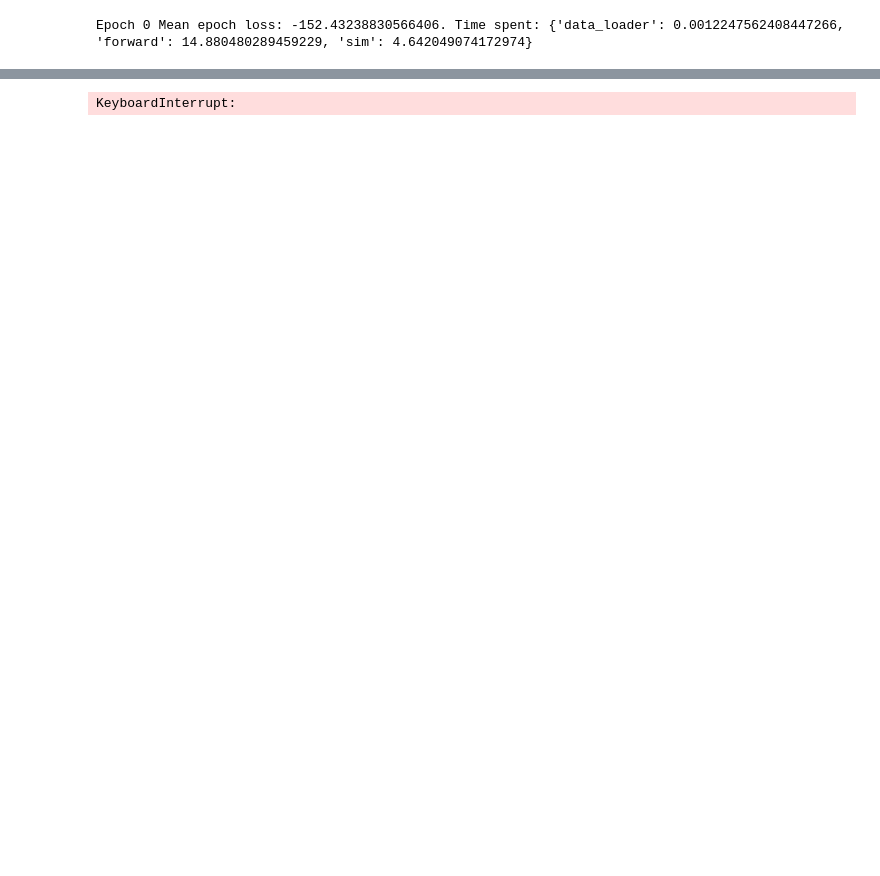
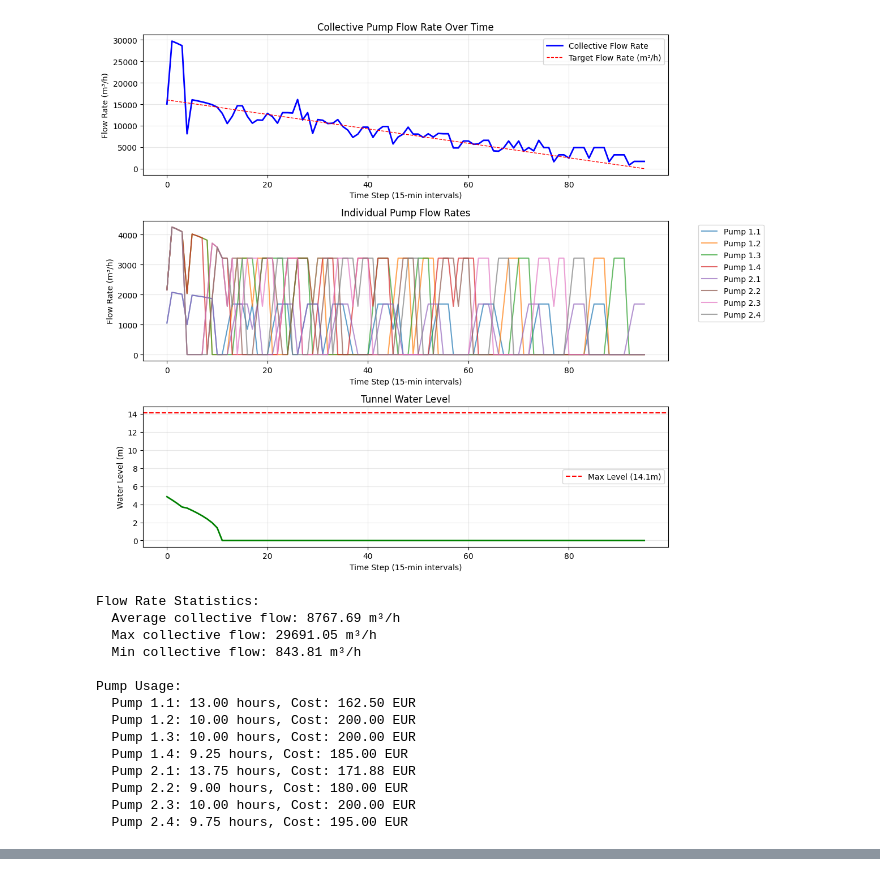
Before and after one commit to Haaparanta/Junction-2025-Valmet-HSY-Flow-Optimization, a Jupyter notebook: backend/train.ipynb, the cells around one changed output, grey strips where cells are left out. Saved outputs shown, nothing was run; the diff lists cells and outputs as text; code cells hidden in the pictures; blank space fills up the shorter version.

```diff
--- a/backend/train.ipynb
+++ b/backend/train.ipynb
@@ -18,4 +44,70 @@ Loaded dataset with 1441 samples
 # %%
-train(dataset, csv_path=csv_path, epochs=10, batch_size=64)
+# Plot collective flow rate of all pumps
+time_steps = np.arange(96)
+
+# Calculate collective flow rate (sum of all pump flows)
+collective_flow = np.zeros(96)
+for pump_id in simulator.pumps.keys():
+    pump_flows = np.array(simulator.time_series_data["pump_flows"][pump_id])
+    collective_flow += pump_flows
+
+# Create figure with subplots
+fig, axes = plt.subplots(3, 1, figsize=(12, 10))
+
+# Plot 1: Collective flow rate
+axes[0].plot(time_steps, collective_flow, 'b-', linewidth=2, label='Collective Flow Rate')
+axes[0].plot(time_steps, np.array(target_flowrates) * 4, 'r--', linewidth=1, label='Target Flow Rate (m³/h)')
+axes[0].set_xlabel('Time Step (15-min intervals)')
+axes[0].set_ylabel('Flow Rate (m³/h)')
+axes[0].set_title('Collective Pump Flow Rate Over Time')
+axes[0].legend()
+axes[0].grid(True, alpha=0.3)
+
+# Plot 2: Individual pump flows
+for pump_id in sorted(simulator.pumps.keys()):
+    pump_flows = simulator.time_series_data["pump_flows"][pump_id]
+    axes[1].plot(time_steps, pump_flows, label=f'Pump {pump_id}', alpha=0.7)
+axes[1].set_xlabel('Time Step (15-min intervals)')
+axes[1].set_ylabel('Flow Rate (m³/h)')
+axes[1].set_title('Individual Pump Flow Rates')
+axes[1].legend(bbox_to_anchor=(1.05, 1), loc='upper left')
+axes[1].grid(True, alpha=0.3)
+
+# Plot 3: Water level
+axes[2].plot(time_steps, simulator.time_series_data["water_levels"], 'g-', linewidth=2)
+axes[2].axhline(y=14.1, color='r', linestyle='--', label='Max Level (14.1m)')
+axes[2].set_xlabel('Time Step (15-min intervals)')
+axes[2].set_ylabel('Water Level (m)')
+axes[2].set_title('Tunnel Water Level')
+axes[2].legend()
+axes[2].grid(True, alpha=0.3)
+
+plt.tight_layout()
+plt.show()
+
+# Print summary statistics
+print(f"\nFlow Rate Statistics:")
+print(f"  Average collective flow: {np.mean(collective_flow):.2f} m³/h")
+print(f"  Max collective flow: {np.max(collective_flow):.2f} m³/h")
+print(f"  Min collective flow: {np.min(collective_flow):.2f} m³/h")
+print(f"\nPump Usage:")
+for pump_id in sorted(simulator.pumps.keys()):
+    usage_hours = simulator.pumps[pump_id].get_usage_time() / 60
+    cost = simulator.pump_costs[pump_id]
+    print(f"  Pump {pump_id}: {usage_hours:.2f} hours, Cost: {cost:.2f} EUR")
 # %% [output]
+[figure, added]
-Epoch 0 Mean epoch loss: -152.43238830566406. Time spent: {'data_loader': 0.0012247562408447266, 'forward': 14.880480289459229, 'sim': 4.642049074172974}
+Flow Rate Statistics:
+  Average collective flow: 8767.69 m³/h
+  Max collective flow: 29691.05 m³/h
+  Min collective flow: 843.81 m³/h
+
+Pump Usage:
+  Pump 1.1: 13.00 hours, Cost: 162.50 EUR
+  Pump 1.2: 10.00 hours, Cost: 200.00 EUR
+  Pump 1.3: 10.00 hours, Cost: 200.00 EUR
+  Pump 1.4: 9.25 hours, Cost: 185.00 EUR
+  Pump 2.1: 13.75 hours, Cost: 171.88 EUR
+  Pump 2.2: 9.00 hours, Cost: 180.00 EUR
+  Pump 2.3: 10.00 hours, Cost: 200.00 EUR
+  Pump 2.4: 9.75 hours, Cost: 195.00 EUR
@@ -41 +113,0 @@ KeyboardInterrupt
-KeyboardInterrupt:
```
Also changed, not shown: parts of 3 cells of this notebook, 2 other files.
